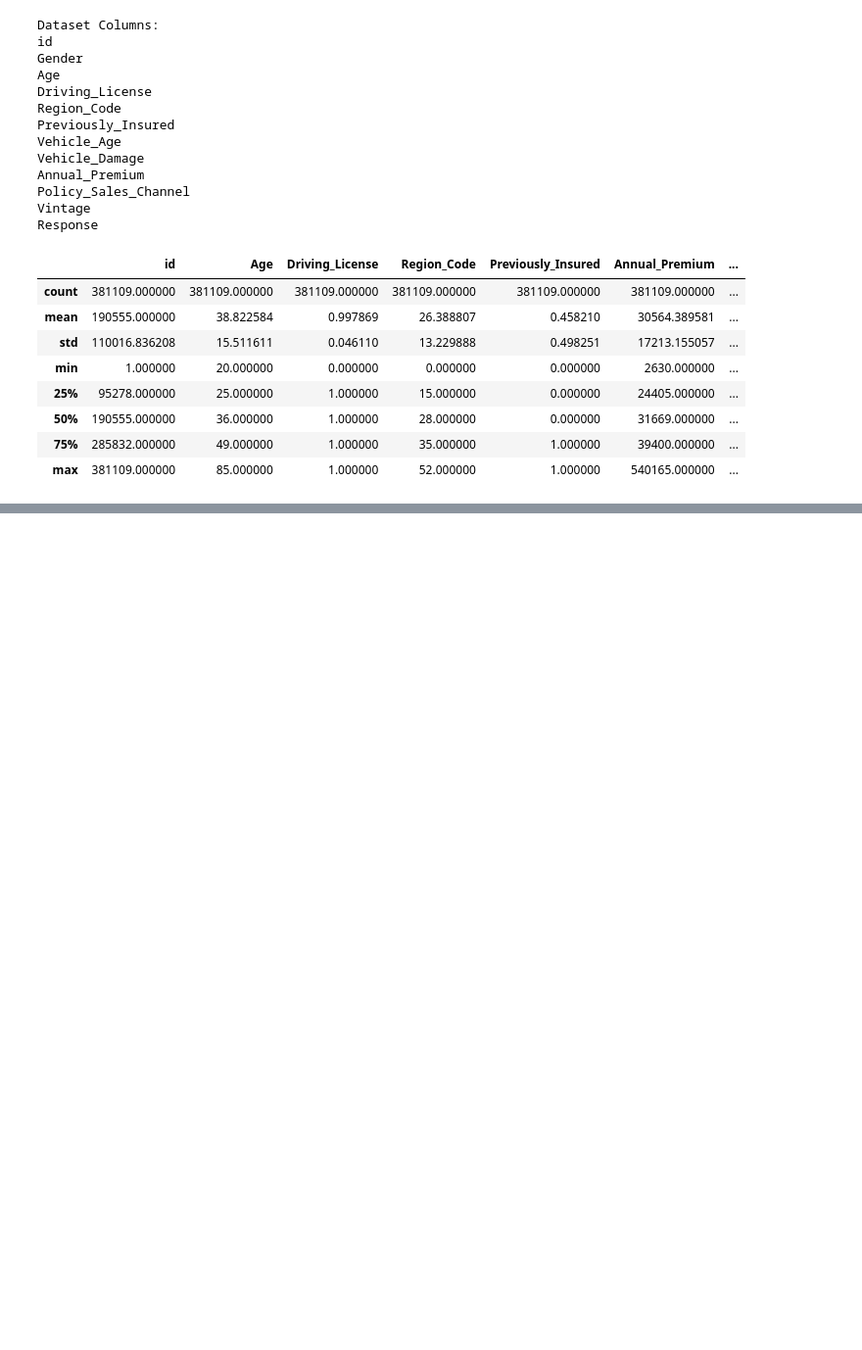
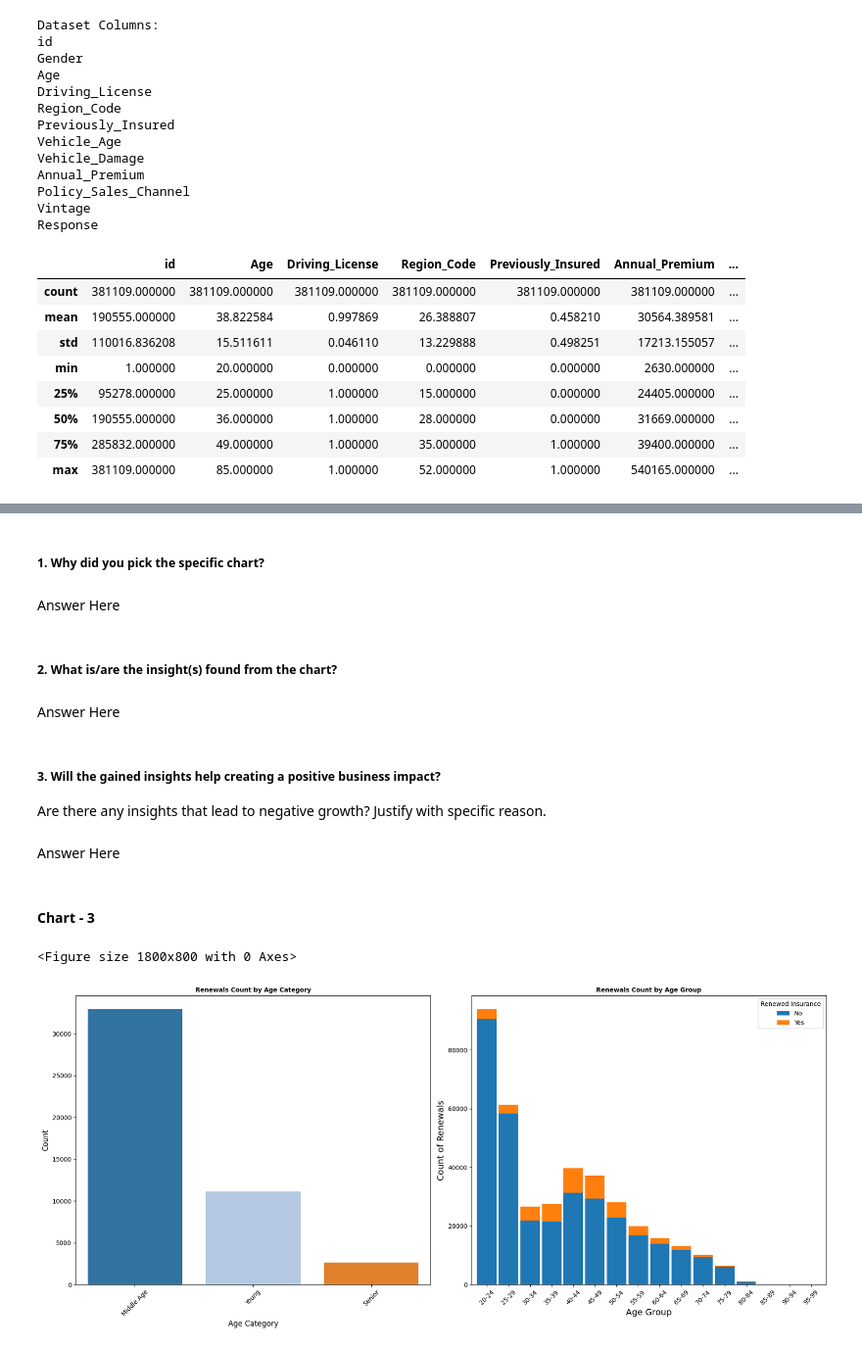
Before and after one commit to anirudhawagh/HEALTH-INSURANCE-CROSS-SELL-PREDICTION-by-Aniruddha-wagh, a Jupyter notebook: project2.ipynb, the cells around one changed output, grey strips where cells are left out. Shown: that part at 98% size. Saved outputs shown, nothing was run; the diff lists cells and outputs as text; code cells hidden in the pictures; blank space fills up the shorter version.

```diff
--- a/project2.ipynb
+++ b/project2.ipynb
@@ -252,0 +526,54 @@ data_df.describe()
+# %% [markdown]
+##### 1. Why did you pick the specific chart?
+# %% [markdown]
+Answer Here
+# %% [markdown]
+##### 2. What is/are the insight(s) found from the chart?
+# %% [markdown]
+Answer Here
+# %% [markdown]
+##### 3. Will the gained insights help creating a positive business impact?
+Are there any insights that lead to negative growth? Justify with specific reason.
+# %% [markdown]
+Answer Here
+# %% [markdown]
+#### Chart - 3
+# %%
+import matplotlib.pyplot as plt
+import seaborn as sns
+
+plt.figure(figsize=(18, 8))  # Adjust the figure size as needed
+
+# Create a figure with a single row and two columns
+fig, axes = plt.subplots(1, 2, figsize=(18, 8))  # Set the same figure size for both subplots
+
+# Filter data for renewals (Response: 'Yes')
+renewals_data = data_df[data_df['Response'] == 1]
+
+# Subplot 1: Count of Renewals by Age Category
+sns.countplot(x='Age_Category', data=renewals_data, palette='tab20', ax=axes[0])
+axes[0].set_xlabel('Age Category', fontsize=12)
+axes[0].set_ylabel('Count', fontsize=12)
+axes[0].set_title('Renewals Count by Age Category', fontsize=10, fontweight='bold')
+axes[0].tick_params(axis='x', rotation=45)
+
+# Subplot 2: Count of Renewals by Age Group
+filtered_data_df = data_df[data_df['Age_Group'] != 'Unknown']
+filtered_data_df['Renewed_Insurance'] = filtered_data_df['Renewed_Insurance'].astype('category').cat.set_categories(['Yes', 'No'])
+age_group_renewals = filtered_data_df.groupby('Age_Group')['Renewed_Insurance'].value_counts().unstack(fill_value=0)
+age_group_renewals[['No', 'Yes']].plot(kind='bar', stacked=True, ax=axes[1], width=0.9)  # Adjust width of bars
+axes[1].set_xlabel('Age Group', fontsize=14)
+axes[1].set_ylabel('Count of Renewals', fontsize=14)
+axes[1].tick_params(axis='x', rotation=45)
+axes[1].legend(title='Renewed Insurance', loc='upper right', labels=['No', 'Yes'])
+
+# Set the titles separately and adjust the layout
+axes[1].set_title('Renewals Count by Age Group', fontsize=10, fontweight='bold')
+
+# Adjust the layout of the figure to ensure everything fits properly
+plt.tight_layout()
+
+plt.show()
+# %% [output]
+<Figure size 1800x800 with 0 Axes>
+[figure, added]
```
Also changed, not shown: parts of 33 cells of this notebook.
